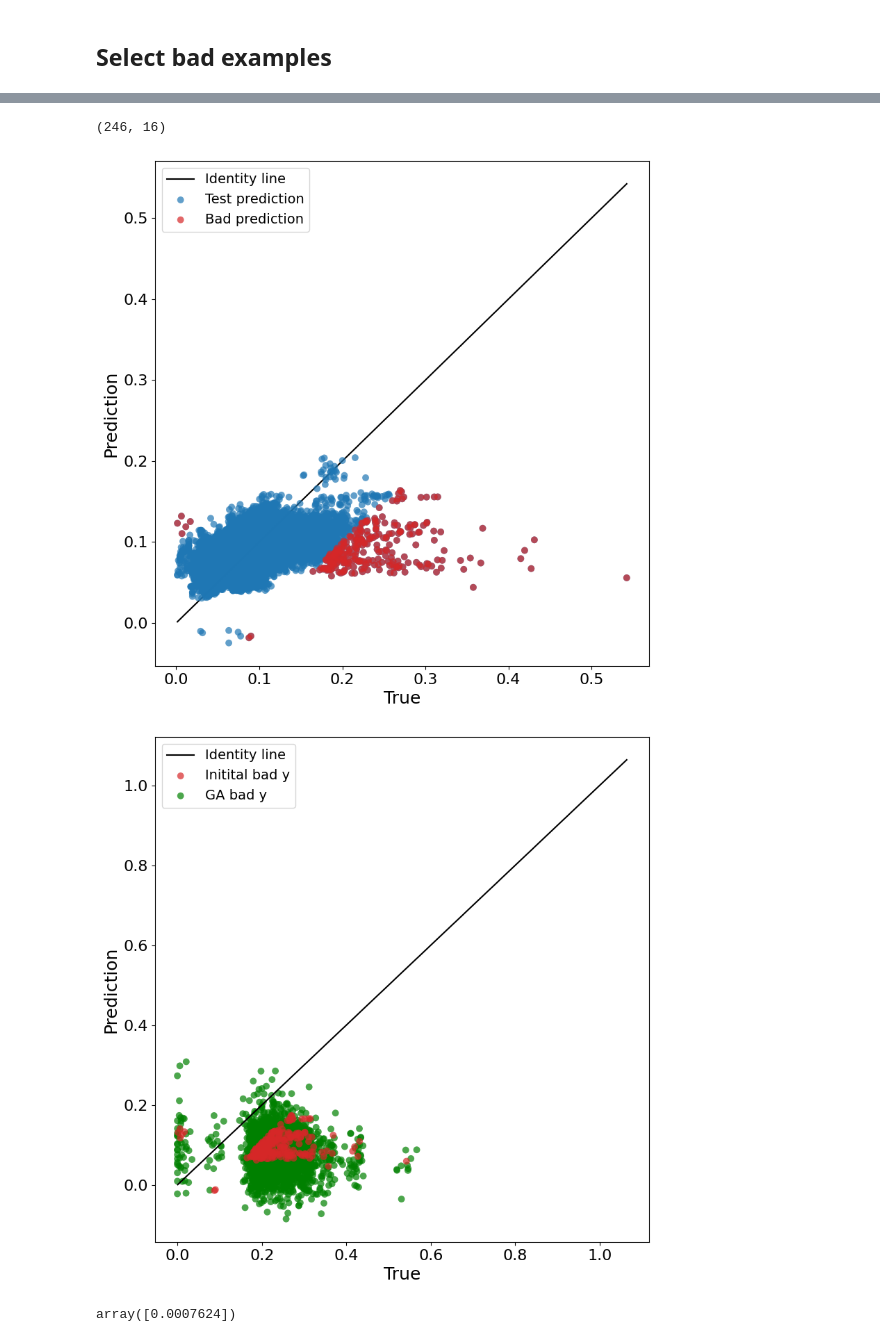
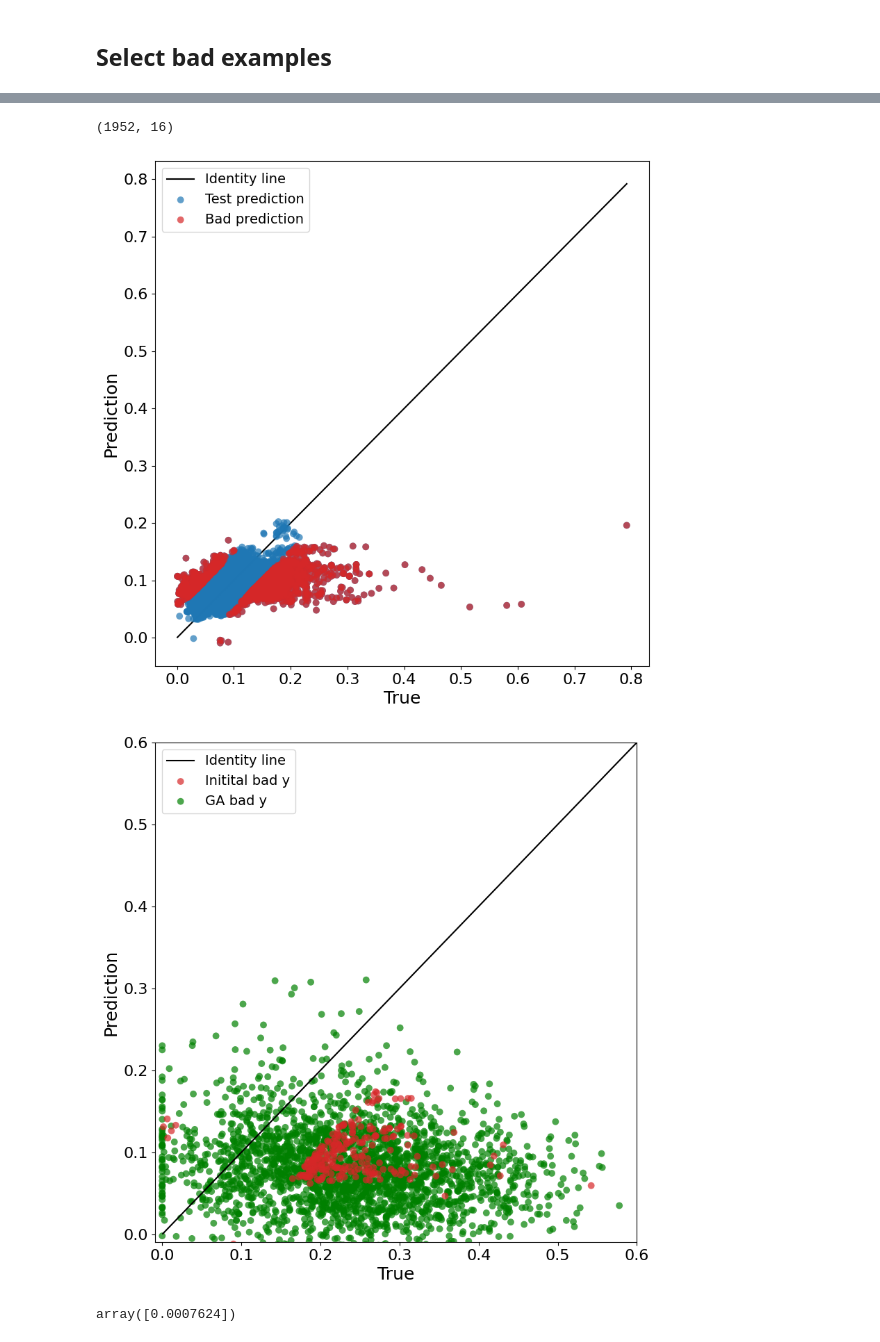
Before and after one commit to osa-bot/Benchmarking, a Jupyter notebook: Model.ipynb, the cells around one changed output, grey strips where cells are left out. Cells and saved outputs as stored; diff of their text form; code cells hidden in the pictures.

```diff
--- a/Model.ipynb
+++ b/Model.ipynb
@@ -350,7 +350,7 @@ def select_bad_examples(X: pd.DataFrame, y: pd.DataFrame, predictions: np.array,
 
     return bad_X, bad_y
 # %%
-bad_X, bad_y = select_bad_examples(X_test, y_test, baseline_prediction, 0.1)
+bad_X, bad_y = select_bad_examples(X_test, y_test, baseline_prediction, 0.05)
 # %%
 len(bad_X) / len(X_test)
 # %% [output]
@@ -378,7 +378,7 @@ bad_X
 # %%
 bad_X.shape
 # %% [output]
-(246, 16)
+(1952, 16)
 # %%
 plt.figure(figsize=(8, 8))
 
@@ -394,7 +394,7 @@ plt.tight_layout(pad=0.5)
 # plt.savefig('images/prediction_bad_moscow.pdf', dpi=300)
 plt.show()
 # %% [output]
-[figure, old version]
+[figure, new version]
 # %%
 # plt.figure(figsize=(8, 8))
 
@@ -602,7 +602,7 @@ def custom_mutate_num(individual, weights, linear_coefs, target_direction, base_
     return individual,
 
 
-def custom_mutate_num_ord(individual, weights, linear_coefs, target_direction, base_mutation_rate=0.8, mutation_strength=0.5):
+def custom_mutate_num_ord(individual, bad_X, weights, linear_coefs, target_direction, base_mutation_rate=0.8, mutation_strength=0.5):
     for i in range(len(individual)):
         mutation_prob = base_mutation_rate #* weights[i]
 
@@ -755,7 +755,7 @@ def augmentation(bad_X, bad_y, baseline_model, linear_coefs, length_dict, num_st
                     toolbox.register("mutate", custom_mutate_num, weights=1, linear_coefs=linear_coefs,
                                 target_direction=target_direction)
                 else:
-                    toolbox.register("mutate", custom_mutate_num_ord, weights=1, linear_coefs=linear_coefs,
+                    toolbox.register("mutate", custom_mutate_num_ord, bad_X=bad_X, weights=1, linear_coefs=linear_coefs,
                                 target_direction=target_direction)
 
                 pop = toolbox.population(n=30)
@@ -788,19 +788,21 @@ best_individuals, bad_y_sc_arr = augmentation(bad_X, bad_y, baseline_model, line
 # %%
 plt.figure(figsize=(8, 8))
 
 plt.plot([y_test.min(), y_test.max()], [y_test.min(), y_test.max()], color='black', label='Identity line')
 plt.scatter(bad_y, baseline_model.predict(bad_X), alpha=0.7, label='Initital bad y', color='tab:red', zorder=3, edgecolors='none', s=50)
 plt.scatter(bad_y_sc_arr, baseline_model.predict(best_individuals), alpha=0.7, label='GA bad y', color='green', edgecolors='none', s=50)
 
 plt.xlabel('True')
 plt.ylabel('Prediction')
 plt.legend()
+plt.ylim((y_test.min().values - 0.01, 0.6))
+plt.xlim((y_test.min().values - 0.01, 0.6))
 
 plt.tight_layout(pad=0.5)
-# plt.savefig('images/prediction_best_ind_moscow.pdf', dpi=300)
+# plt.savefig('images/prediction_best_ind_moscow_0_02.pdf', dpi=300)
 plt.show()
 # %% [output]
-[figure, old version]
+[figure, new version]
 # %%
 # plt.figure(figsize=(8, 8))
 
```
Also changed, not shown: parts of 68 cells of this notebook.
